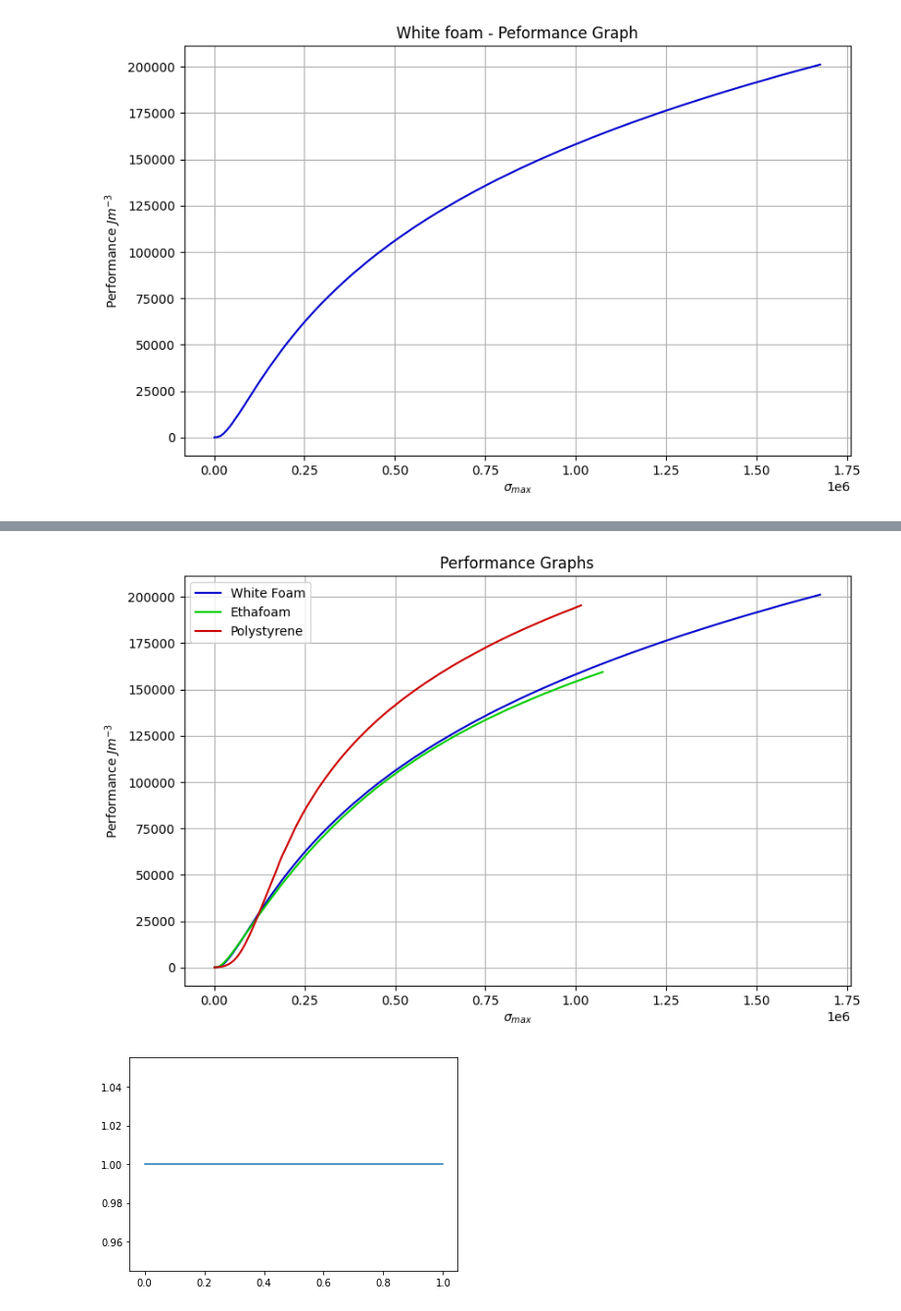
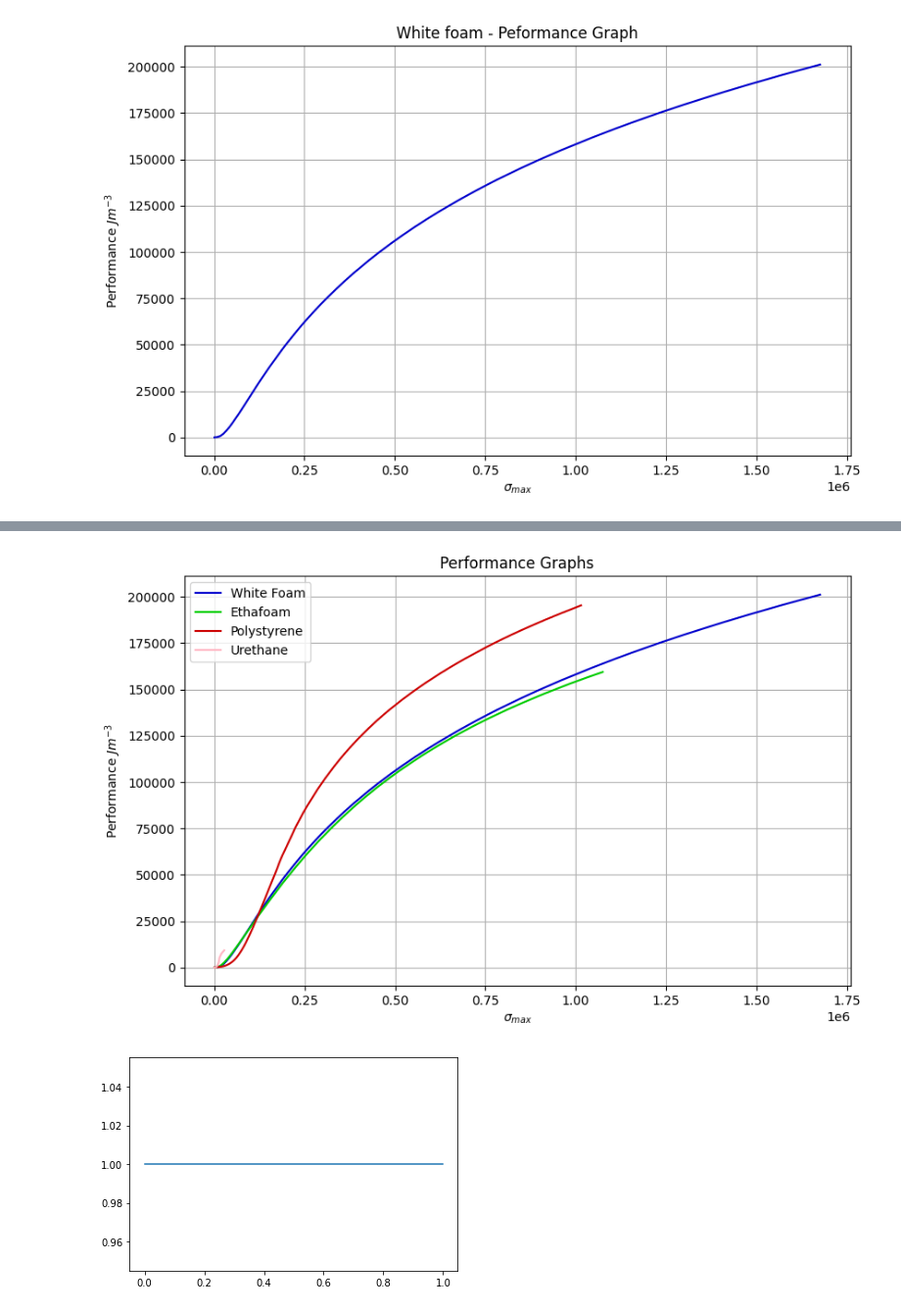
Before and after one commit to JRT03/PackingFoam_Project, a Jupyter notebook: Stress_strain_curves.ipynb, the cells around one changed output, grey strips where cells are left out. Shown: that part at 98% size. Saved outputs shown, nothing was run; the diff lists cells and outputs as text; code cells hidden in the pictures.

```diff
--- a/Stress_strain_curves.ipynb
+++ b/Stress_strain_curves.ipynb
@@ -145,0 +152,22 @@ print(area)
+# %%
+F_dis_sty = genfromtxt('Urethane.csv',delimiter=',')
+
+strain_ure = (F_dis_sty[205:,0]-0.67988) *(1/25.1)
+stress_ure = (F_dis_sty[205:,1]-0.71287) *(1/(2.0228e-3))
+threshold = find_threshold(sigmax,stress_sty)
+area , final_strain = area_up_to_sigmax(stress_sty,strain_sty,sigmax)
+
+plt.figure(figsize=(9.5,6),dpi=100)
+plt.grid()
+plt.plot(strain_ure,stress_ure,'-',linewidth=1.5,color = [1, 0.71, 0.76],label='Stress Strain Curve')
+#plt.plot(x,max_stress,'-',linewidth=1.5,color =[0.8,0,0],label = 'Maximum stress allowable - $\sigma_{max}$')
+plt.xlabel('Strain $\epsilon$')
+plt.ylabel('Stress $Nm^{-2}$')
+plt.title('Polystyrene - Compression Test')
+plt.ylim(0,1.05*stress_ure[-1])
+plt.xlim(0,1)
+#plt.fill_between(strain_sty,stress_sty, where=(strain_sty <= final_strain))
+plt.legend()
+plt.savefig('Urethane_compression.png')
+plt.show()
+print(area)
@@ -179,3 +229,13 @@ plt.title('White foam - Peformance Graph')
 plt.show()
 # %% [output]
 [figure]
+# %%
+sigs_ure, performance_ure = performance_vs_sigmax(stress_ure,strain_ure)
+
+plt.figure(figsize=(9.5,6),dpi=100)
+plt.grid()
+plt.plot(sigs_ure,performance_ure,'-',linewidth=1.5,color = [1, 0.71, 0.76])
+plt.xlabel('$\sigma_{max}$')
+plt.ylabel('Performance $Jm^{-3}$')
+plt.title('Urethane - Peformance Graph')
+plt.show()
@@ -182,16 +244,18 @@ plt.show()
 # %%
 plt.figure(figsize=(9.5,6),dpi=100)
 plt.grid()
 plt.plot(sigs_white,performance_white,'-',linewidth=1.5,color = [0, 0, 0.8],label= 'White Foam')
 plt.plot(sigs_etha,performance_etha,'-',linewidth=1.5,color = [0, 0.8, 0],label = 'Ethafoam')
 plt.plot(sigs_sty,performance_sty,'-',linewidth=1.5,color = [0.8, 0, 0],label='Polystyrene')
+plt.plot(sigs_ure,performance_ure,'-',linewidth=1.5,color = [1, 0.71, 0.76],label='Urethane')
 plt.xlabel('$\sigma_{max}$')
 plt.ylabel('Performance $Jm^{-3}$')
 plt.title('Performance Graphs')
 plt.legend()
+plt.savefig('All_performance.png')
 plt.show()
 # %% [output]
-[figure, old version]
+[figure, new version]
 # %%
 x = np.arange(0,1,0.001)
 y = np.ones(len(x))
```
Also changed, not shown: parts of 14 cells of this notebook.
